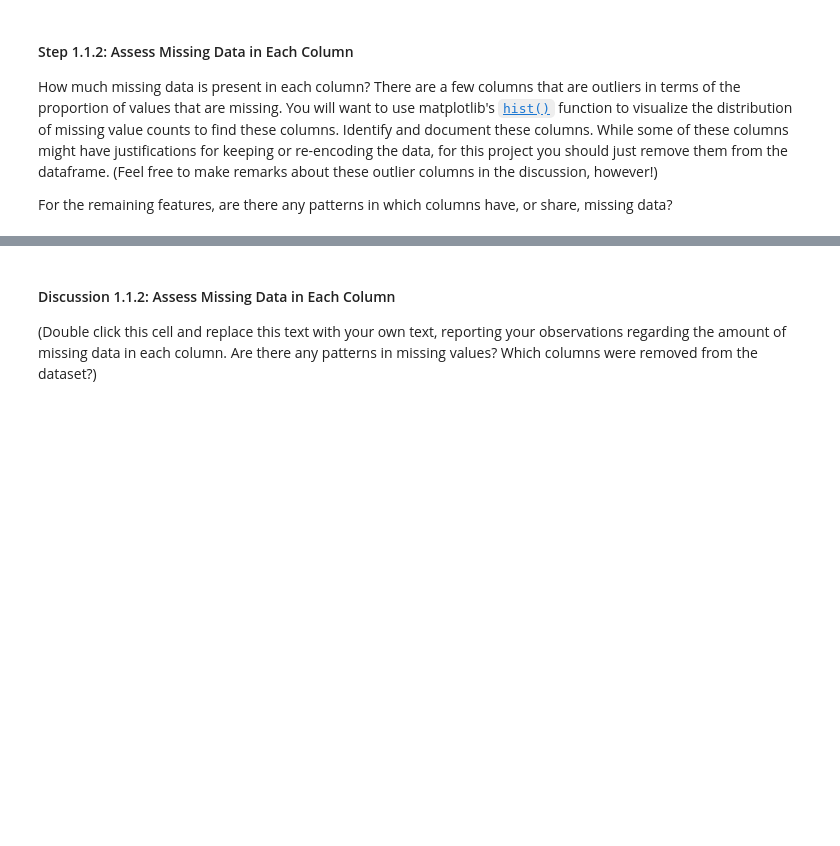
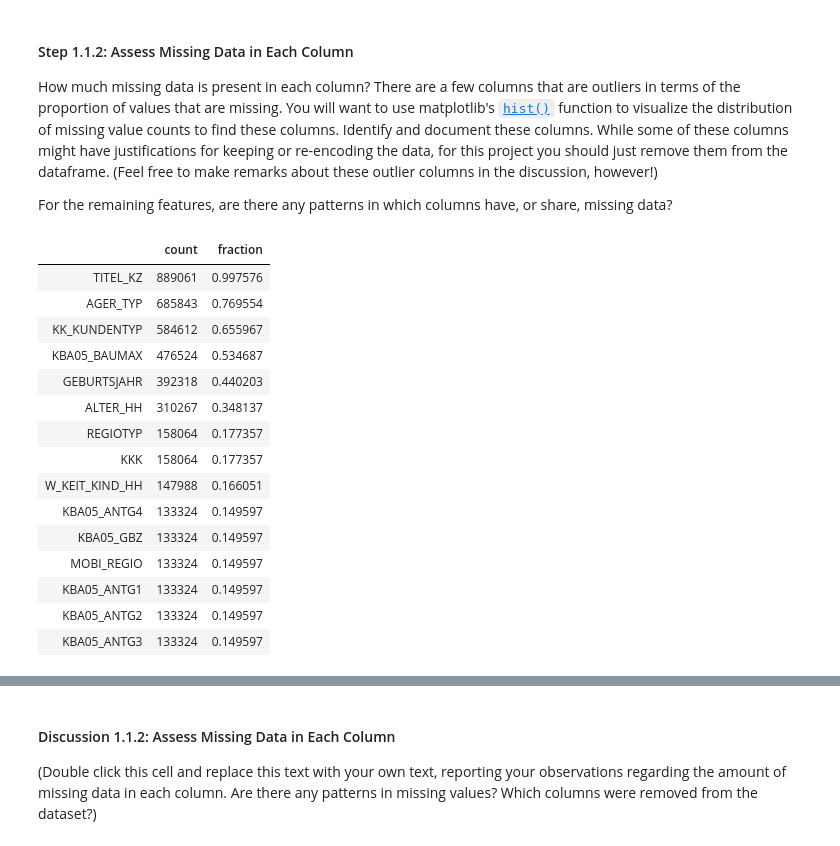
Before and after one commit to vasilkosturski/udacity-ml-intro, a Jupyter notebook: unsupervised-learning/creating-customer-segments/Identify_Customer_Segments.ipynb, the cells around one changed output, grey strips where cells are left out. Saved outputs shown, nothing was run; the diff lists cells and outputs as text; code cells hidden in the pictures; blank space fills up the shorter version.

```diff
--- a/unsupervised-learning/creating-customer-segments/Identify_Customer_Segments.ipynb
+++ b/unsupervised-learning/creating-customer-segments/Identify_Customer_Segments.ipynb
@@ -156,3 +150,23 @@ for column in azdias.columns:
 How much missing data is present in each column? There are a few columns that are outliers in terms of the proportion of values that are missing. You will want to use matplotlib's [`hist()`](https://matplotlib.org/api/_as_gen/matplotlib.pyplot.hist.html) function to visualize the distribution of missing value counts to find these columns. Identify and document these columns. While some of these columns might have justifications for keeping or re-encoding the data, for this project you should just remove them from the dataframe. (Feel free to make remarks about these outlier columns in the discussion, however!)
 
 For the remaining features, are there any patterns in which columns have, or share, missing data?
+# %%
+missing_vals = get_missing_vals()
+display(missing_vals[:15])
+# %% [output]
+|  | count | fraction |
+| TITEL_KZ | 889061 | 0.997576 |
+| AGER_TYP | 685843 | 0.769554 |
+| KK_KUNDENTYP | 584612 | 0.655967 |
+| KBA05_BAUMAX | 476524 | 0.534687 |
+| GEBURTSJAHR | 392318 | 0.440203 |
+| ALTER_HH | 310267 | 0.348137 |
+| REGIOTYP | 158064 | 0.177357 |
+| KKK | 158064 | 0.177357 |
+| W_KEIT_KIND_HH | 147988 | 0.166051 |
+| KBA05_ANTG4 | 133324 | 0.149597 |
+| KBA05_GBZ | 133324 | 0.149597 |
+| MOBI_REGIO | 133324 | 0.149597 |
+| KBA05_ANTG1 | 133324 | 0.149597 |
+| KBA05_ANTG2 | 133324 | 0.149597 |
+| KBA05_ANTG3 | 133324 | 0.149597 |
```
Also changed, not shown: parts of 38 cells of this notebook.
